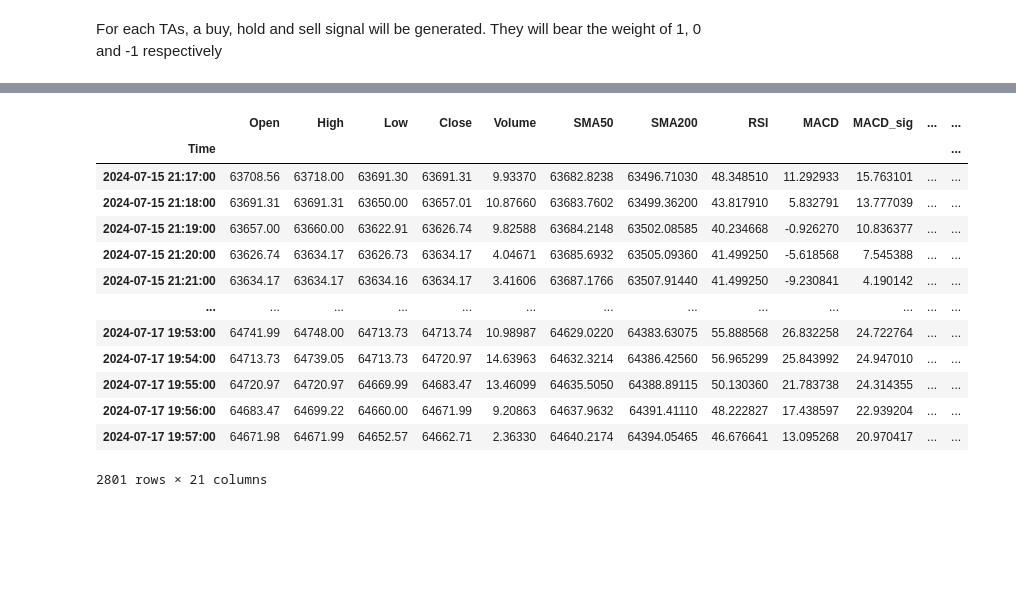
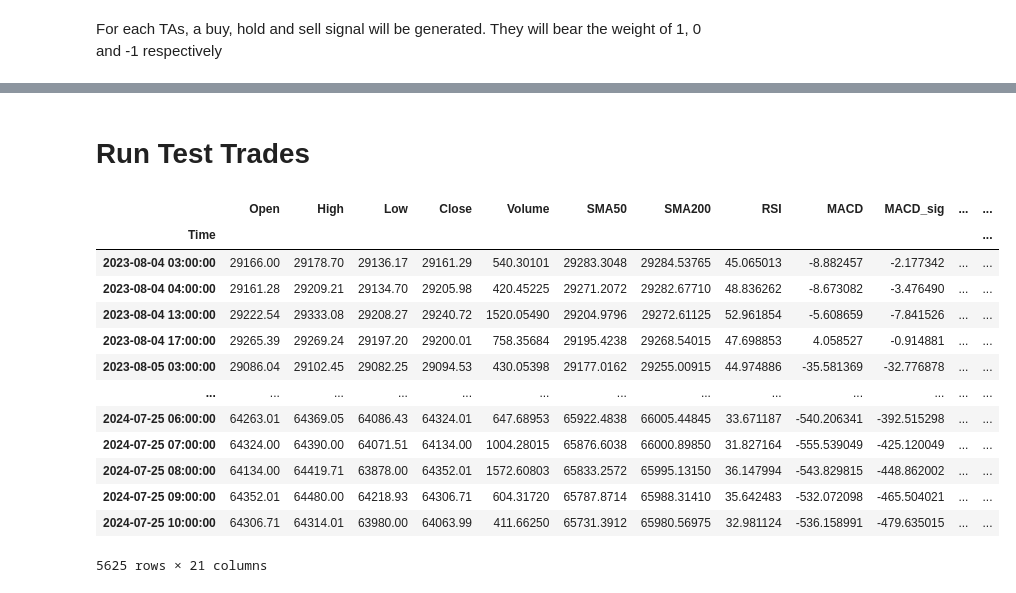
Before and after one commit to nolanspecter/binance_trading_bot, a Jupyter notebook: bot.ipynb, the cells around one changed output, grey strips where cells are left out. Drawn from its saved outputs; the diff is of its cells as text; code cells hidden in the pictures; blank space fills up the shorter version.

Commit message:
Switching time frame to hourly to cover trading cost

```diff
--- a/bot.ipynb
+++ b/bot.ipynb
@@ -108,19 +108,23 @@ momentum_sell_cond = (df['Momentum'] < 0) & (df['Momentum'].shift(1) < 0) & (df[
 df['Signal_momentum'] = np.where(momentum_buy_cond, 1, np.where(momentum_sell_cond, -1, 0))
 # %%
 df['Buy/Sell Consensus'] = df['Signal_sma'] + df['Signal_macd'] + df['Signal_rsi'] + df['Signal_adx'] + df['Signal_momentum']
-df
-# %% [output]
-|  | Open | High | Low | Close | Volume | SMA50 | SMA200 | RSI | MACD | MACD_sig | ... | ... |
-| Time |  |  |  |  |  |  |  |  |  |  |  | ... |
-| 2024-07-15 21:17:00 | 63708.56 | 63718.00 | 63691.30 | 63691.31 | 9.93370 | 63682.8238 | 63496.71030 | 48.348510 | 11.292933 | 15.763101 | ... | ... |
-| 2024-07-15 21:18:00 | 63691.31 | 63691.31 | 63650.00 | 63657.01 | 10.87660 | 63683.7602 | 63499.36200 | 43.817910 | 5.832791 | 13.777039 | ... | ... |
-| 2024-07-15 21:19:00 | 63657.00 | 63660.00 | 63622.91 | 63626.74 | 9.82588 | 63684.2148 | 63502.08585 | 40.234668 | -0.926270 | 10.836377 | ... | ... |
-| 2024-07-15 21:20:00 | 63626.74 | 63634.17 | 63626.73 | 63634.17 | 4.04671 | 63685.6932 | 63505.09360 | 41.499250 | -5.618568 | 7.545388 | ... | ... |
-| 2024-07-15 21:21:00 | 63634.17 | 63634.17 | 63634.16 | 63634.17 | 3.41606 | 63687.1766 | 63507.91440 | 41.499250 | -9.230841 | 4.190142 | ... | ... |
-| ... | ... | ... | ... | ... | ... | ... | ... | ... | ... | ... | ... | ... |
-| 2024-07-17 19:53:00 | 64741.99 | 64748.00 | 64713.73 | 64713.74 | 10.98987 | 64629.0220 | 64383.63075 | 55.888568 | 26.832258 | 24.722764 | ... | ... |
-| 2024-07-17 19:54:00 | 64713.73 | 64739.05 | 64713.73 | 64720.97 | 14.63963 | 64632.3214 | 64386.42560 | 56.965299 | 25.843992 | 24.947010 | ... | ... |
-| 2024-07-17 19:55:00 | 64720.97 | 64720.97 | 64669.99 | 64683.47 | 13.46099 | 64635.5050 | 64388.89115 | 50.130360 | 21.783738 | 24.314355 | ... | ... |
-| 2024-07-17 19:56:00 | 64683.47 | 64699.22 | 64660.00 | 64671.99 | 9.20863 | 64637.9632 | 64391.41110 | 48.222827 | 17.438597 | 22.939204 | ... | ... |
-| 2024-07-17 19:57:00 | 64671.98 | 64671.99 | 64652.57 | 64662.71 | 2.36330 | 64640.2174 | 64394.05465 | 46.676641 | 13.095268 | 20.970417 | ... | ... |
-2801 rows × 21 columns
+# %% [markdown]
+# Run Test Trades
+# %%
+historical_df = df[df['Buy/Sell Consensus'] != 0]
+historical_df
+# %% [output]
+|  | Open | High | Low | Close | Volume | SMA50 | SMA200 | RSI | MACD | MACD_sig | ... | ... |
+| Time |  |  |  |  |  |  |  |  |  |  |  | ... |
+| 2023-08-04 03:00:00 | 29166.00 | 29178.70 | 29136.17 | 29161.29 | 540.30101 | 29283.3048 | 29284.53765 | 45.065013 | -8.882457 | -2.177342 | ... | ... |
+| 2023-08-04 04:00:00 | 29161.28 | 29209.21 | 29134.70 | 29205.98 | 420.45225 | 29271.2072 | 29282.67710 | 48.836262 | -8.673082 | -3.476490 | ... | ... |
+| 2023-08-04 13:00:00 | 29222.54 | 29333.08 | 29208.27 | 29240.72 | 1520.05490 | 29204.9796 | 29272.61125 | 52.961854 | -5.608659 | -7.841526 | ... | ... |
+| 2023-08-04 17:00:00 | 29265.39 | 29269.24 | 29197.20 | 29200.01 | 758.35684 | 29195.4238 | 29268.54015 | 47.698853 | 4.058527 | -0.914881 | ... | ... |
+| 2023-08-05 03:00:00 | 29086.04 | 29102.45 | 29082.25 | 29094.53 | 430.05398 | 29177.0162 | 29255.00915 | 44.974886 | -35.581369 | -32.776878 | ... | ... |
+| ... | ... | ... | ... | ... | ... | ... | ... | ... | ... | ... | ... | ... |
+| 2024-07-25 06:00:00 | 64263.01 | 64369.05 | 64086.43 | 64324.01 | 647.68953 | 65922.4838 | 66005.44845 | 33.671187 | -540.206341 | -392.515298 | ... | ... |
+| 2024-07-25 07:00:00 | 64324.00 | 64390.00 | 64071.51 | 64134.00 | 1004.28015 | 65876.6038 | 66000.89850 | 31.827164 | -555.539049 | -425.120049 | ... | ... |
+| 2024-07-25 08:00:00 | 64134.00 | 64419.71 | 63878.00 | 64352.01 | 1572.60803 | 65833.2572 | 65995.13150 | 36.147994 | -543.829815 | -448.862002 | ... | ... |
+| 2024-07-25 09:00:00 | 64352.01 | 64480.00 | 64218.93 | 64306.71 | 604.31720 | 65787.8714 | 65988.31410 | 35.642483 | -532.072098 | -465.504021 | ... | ... |
+| 2024-07-25 10:00:00 | 64306.71 | 64314.01 | 63980.00 | 64063.99 | 411.66250 | 65731.3912 | 65980.56975 | 32.981124 | -536.158991 | -479.635015 | ... | ... |
+5625 rows × 21 columns
```
Also changed, not shown: parts of 7 cells of this notebook.
